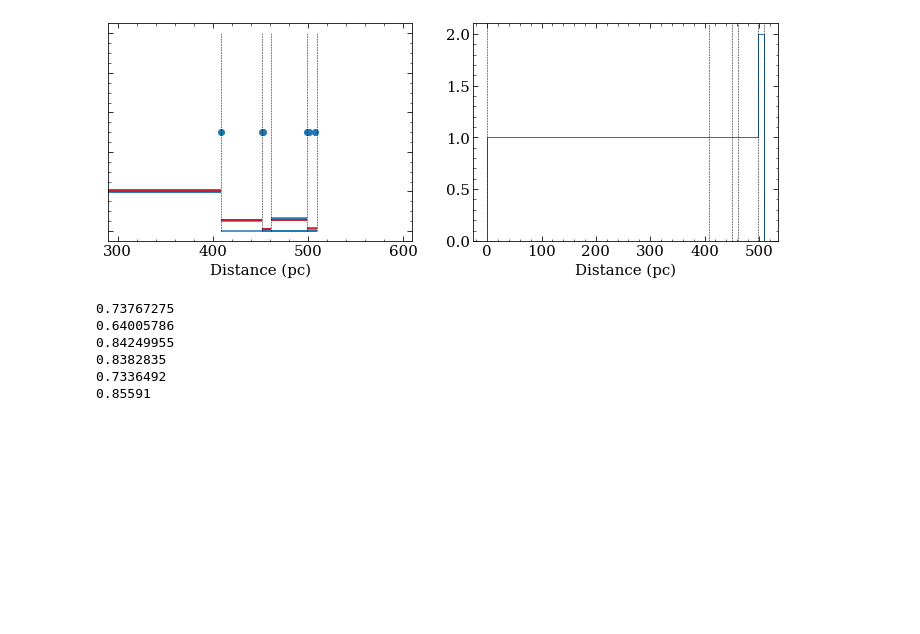
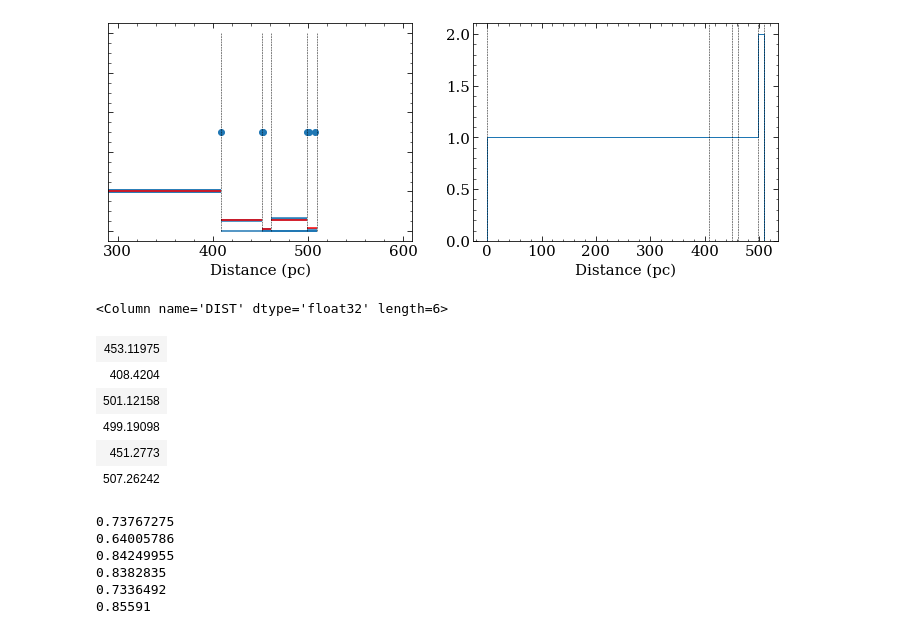
Before and after one commit to aidantmcb/CACloudKT, a Jupyter notebook: 230530_CACloudKT_v2.ipynb, the cells around one changed output. Cells and saved outputs as stored; diff of their text form; code cells hidden in the pictures; blank space fills up the shorter version.

```diff
--- a/230530_CACloudKT_v2.ipynb
+++ b/230530_CACloudKT_v2.ipynb
@@ -148,7 +148,14 @@ def dAV_dd_star(l0, b0, bin_edges, distances):
     return np.nanmedian(sightline_av[d_ind])
 
 def Differential_Amplitude(dAv_dd, dd):
-     return  0.024 * dAv_dd * dd  # 1/(np.sqrt(2 * np.pi) * sigma0) * 102e-3 * dAv_dd * dd
+    if type(dd) == int:
+        return  0.024 * dAv_dd * dd  # 1/(np.sqrt(2 * np.pi) * sigma0) * 102e-3 * dAv_dd * dd
+    elif dd.shape == dAv_dd.shape:
+        return 0.024 * dAv_dd * dd
+    else:
+        return 0.024 * dAv_dd * dd[np.newaxis, :]
+
+        #  return 0.024 * dAv_dd * dd[:, np.newaxis]
 
 def dAV_dd_array(l, b, bins, star_dist, dmap_dist = distance):
     l_ind, b_ind = find_nearest(l, b)
@@ -306,6 +313,16 @@ plt.show()
 3
 (3,)
 [figure]
+# %%
+a2.stars['DIST']
+# %% [output]
+<Column name='DIST' dtype='float32' length=6>
+| 453.11975 |
+| 408.4204 |
+| 501.12158 |
+| 499.19098 |
+| 451.2773 |
+| 507.26242 |
 # %%
 fig, ax = plt.subplots(figsize = (6, 10))
 norm = Normalize(vmin = np.min(a.stars['DIST']), vmax = np.max(a.stars['DIST']))
```
Also changed, not shown: parts of 17 cells of this notebook, 3 other files.
